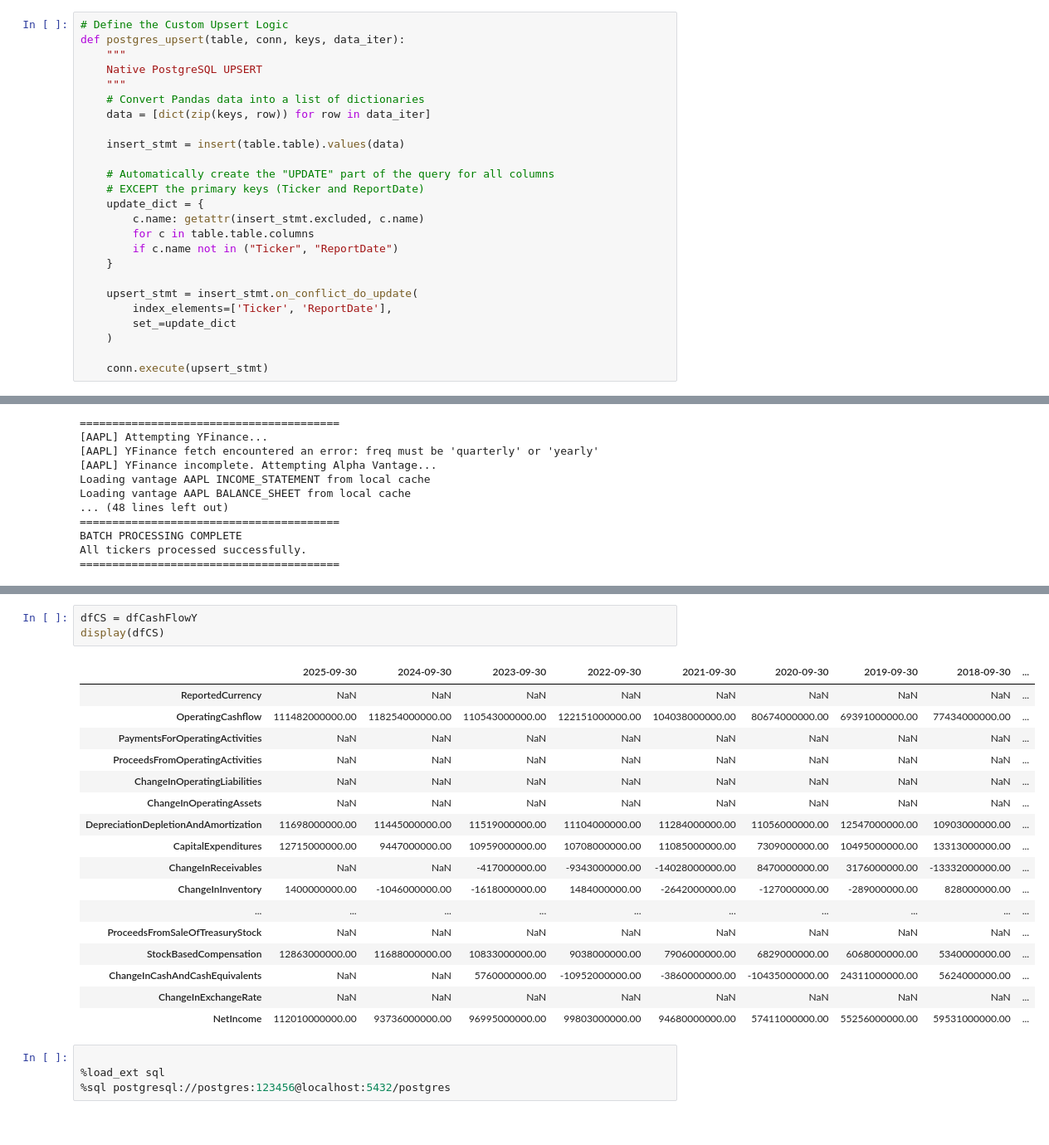
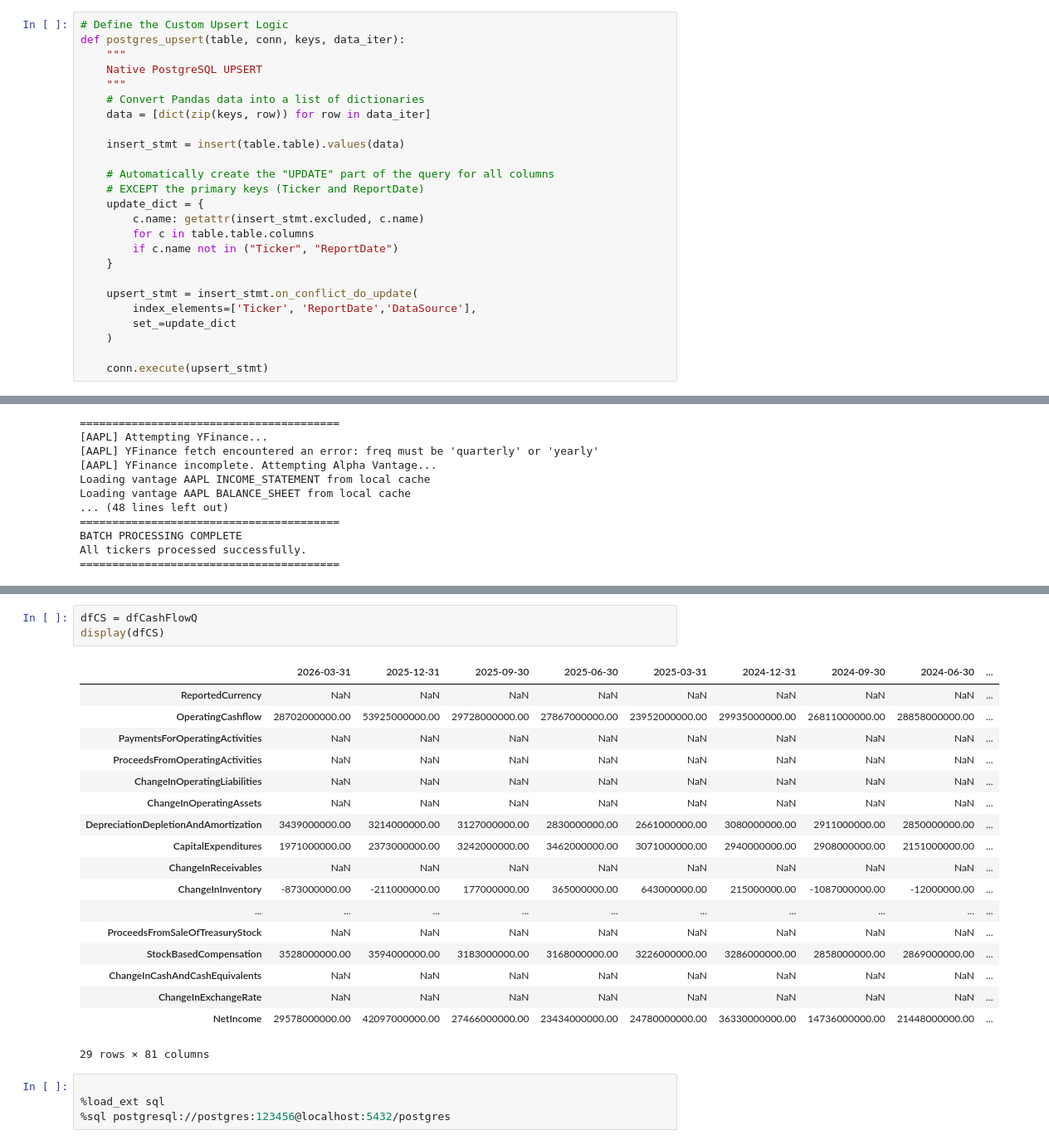
Before and after one commit to ashishmaharana188/financial_ETL_project, a Jupyter notebook: statementScrape.ipynb, the cells around one changed output, grey strips where cells are left out. Shown at 83% size. Saved outputs shown, nothing was run; the diff lists cells and outputs as text.

```diff
--- a/statementScrape.ipynb
+++ b/statementScrape.ipynb
@@ -1047,7 +1047,7 @@ def postgres_upsert(table, conn, keys, data_iter):
     }
 
     upsert_stmt = insert_stmt.on_conflict_do_update(
-        index_elements=['Ticker', 'ReportDate'],
+        index_elements=['Ticker', 'ReportDate','DataSource'],
         set_=update_dict
     )
 
@@ -2002,26 +2003,27 @@ display(dfBS)
 | CommonStock | 93568000000.00 | 83276000000.00 | 73812000000.00 | 64849000000.00 | 57365000000.00 | 50779000000.00 | 45174000000.00 | 40201000000.00 | ... |
 | CommonStockSharesOutstanding | 15004697000.00 | 15408095000.00 | 15812547000.00 | 16325819000.00 | 16864919000.00 | 17528214000.00 | 18595652000.00 | 20000436000.00 | ... |
 # %%
-dfCS = dfCashFlowY
+dfCS = dfCashFlowQ
 display(dfCS)
 # %% [output]
-|  | 2025-09-30 | 2024-09-30 | 2023-09-30 | 2022-09-30 | 2021-09-30 | 2020-09-30 | 2019-09-30 | 2018-09-30 | ... |
+|  | 2026-03-31 | 2025-12-31 | 2025-09-30 | 2025-06-30 | 2025-03-31 | 2024-12-31 | 2024-09-30 | 2024-06-30 | ... |
 | ReportedCurrency | NaN | NaN | NaN | NaN | NaN | NaN | NaN | NaN | ... |
-| OperatingCashflow | 111482000000.00 | 118254000000.00 | 110543000000.00 | 122151000000.00 | 104038000000.00 | 80674000000.00 | 69391000000.00 | 77434000000.00 | ... |
+| OperatingCashflow | 28702000000.00 | 53925000000.00 | 29728000000.00 | 27867000000.00 | 23952000000.00 | 29935000000.00 | 26811000000.00 | 28858000000.00 | ... |
 | PaymentsForOperatingActivities | NaN | NaN | NaN | NaN | NaN | NaN | NaN | NaN | ... |
 | ProceedsFromOperatingActivities | NaN | NaN | NaN | NaN | NaN | NaN | NaN | NaN | ... |
 | ChangeInOperatingLiabilities | NaN | NaN | NaN | NaN | NaN | NaN | NaN | NaN | ... |
 | ChangeInOperatingAssets | NaN | NaN | NaN | NaN | NaN | NaN | NaN | NaN | ... |
-| DepreciationDepletionAndAmortization | 11698000000.00 | 11445000000.00 | 11519000000.00 | 11104000000.00 | 11284000000.00 | 11056000000.00 | 12547000000.00 | 10903000000.00 | ... |
-| CapitalExpenditures | 12715000000.00 | 9447000000.00 | 10959000000.00 | 10708000000.00 | 11085000000.00 | 7309000000.00 | 10495000000.00 | 13313000000.00 | ... |
-| ChangeInReceivables | NaN | NaN | -417000000.00 | -9343000000.00 | -14028000000.00 | 8470000000.00 | 3176000000.00 | -13332000000.00 | ... |
-| ChangeInInventory | 1400000000.00 | -1046000000.00 | -1618000000.00 | 1484000000.00 | -2642000000.00 | -127000000.00 | -289000000.00 | 828000000.00 | ... |
+| DepreciationDepletionAndAmortization | 3439000000.00 | 3214000000.00 | 3127000000.00 | 2830000000.00 | 2661000000.00 | 3080000000.00 | 2911000000.00 | 2850000000.00 | ... |
+| CapitalExpenditures | 1971000000.00 | 2373000000.00 | 3242000000.00 | 3462000000.00 | 3071000000.00 | 2940000000.00 | 2908000000.00 | 2151000000.00 | ... |
+| ChangeInReceivables | NaN | NaN | NaN | NaN | NaN | NaN | NaN | NaN | ... |
+| ChangeInInventory | -873000000.00 | -211000000.00 | 177000000.00 | 365000000.00 | 643000000.00 | 215000000.00 | -1087000000.00 | -12000000.00 | ... |
 | ... | ... | ... | ... | ... | ... | ... | ... | ... | ... |
 | ProceedsFromSaleOfTreasuryStock | NaN | NaN | NaN | NaN | NaN | NaN | NaN | NaN | ... |
-| StockBasedCompensation | 12863000000.00 | 11688000000.00 | 10833000000.00 | 9038000000.00 | 7906000000.00 | 6829000000.00 | 6068000000.00 | 5340000000.00 | ... |
-| ChangeInCashAndCashEquivalents | NaN | NaN | 5760000000.00 | -10952000000.00 | -3860000000.00 | -10435000000.00 | 24311000000.00 | 5624000000.00 | ... |
+| StockBasedCompensation | 3528000000.00 | 3594000000.00 | 3183000000.00 | 3168000000.00 | 3226000000.00 | 3286000000.00 | 2858000000.00 | 2869000000.00 | ... |
+| ChangeInCashAndCashEquivalents | NaN | NaN | NaN | NaN | NaN | NaN | NaN | NaN | ... |
 | ChangeInExchangeRate | NaN | NaN | NaN | NaN | NaN | NaN | NaN | NaN | ... |
-| NetIncome | 112010000000.00 | 93736000000.00 | 96995000000.00 | 99803000000.00 | 94680000000.00 | 57411000000.00 | 55256000000.00 | 59531000000.00 | ... |
+| NetIncome | 29578000000.00 | 42097000000.00 | 27466000000.00 | 23434000000.00 | 24780000000.00 | 36330000000.00 | 14736000000.00 | 21448000000.00 | ... |
+29 rows × 81 columns
 # %%
 
 %load_ext sql
```
Also changed, not shown: parts of 1 cell of this notebook, 14 other files.
